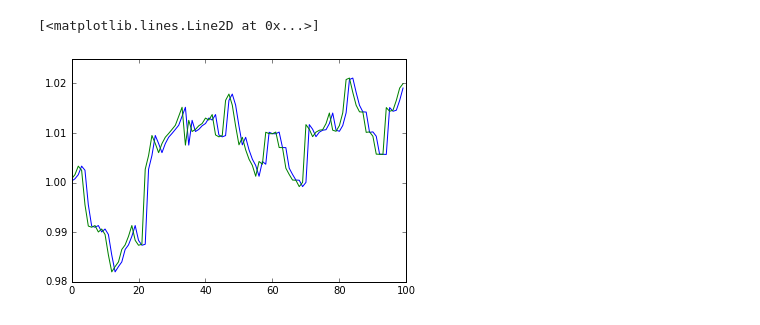
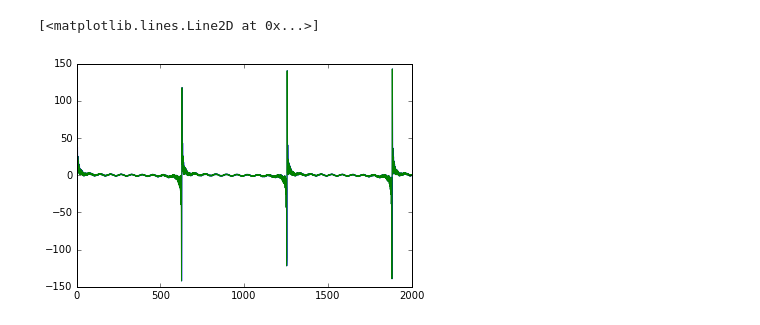
Before and after one commit to haretaro/ichiyo, a Jupyter notebook: net/train.ipynb, the cells around one changed output. Saved outputs shown, nothing was run; the diff lists cells and outputs as text; code cells hidden in the pictures.

```diff
--- a/net/train.ipynb
+++ b/net/train.ipynb
@@ -19,19 +19,23 @@ xp = cuda.cupy if use_gpu is True else np
 # %%
 train_data_x = []
 train_data_y = []
 f = open('30minutes.csv','r')
 data = csv.reader(f, delimiter=',')
 for row in data:
     train_data_x.append(row[7])
     train_data_y.append(row[7])
 raw_data = np.asarray(train_data_x, dtype=np.float32)
+raw_data = np.asarray([math.sin(0.1 * x) for x in range(10000)], dtype = np.float32)
+for i in range(200):
+    for j in range(len(raw_data)):
+        raw_data[j] = raw_data[j] + math.sin(i * 0.01 * j)
 train_data_x = raw_data[:-1]
 train_data_y = raw_data[1:]
-plt.plot(train_data_x[:100])
-plt.plot(train_data_y[:100])
+plt.plot(train_data_x[:2000])
+plt.plot(train_data_y[:2000])
 # %% [output]
 [<matplotlib.lines.Line2D at 0x...>]
-[figure, old version]
+[figure, new version]
 # %%
 #ネットワークを試す関数
 def evaluate(model,num,origin=0):
```
Also changed, not shown: parts of 6 cells of this notebook, 1 other file.
